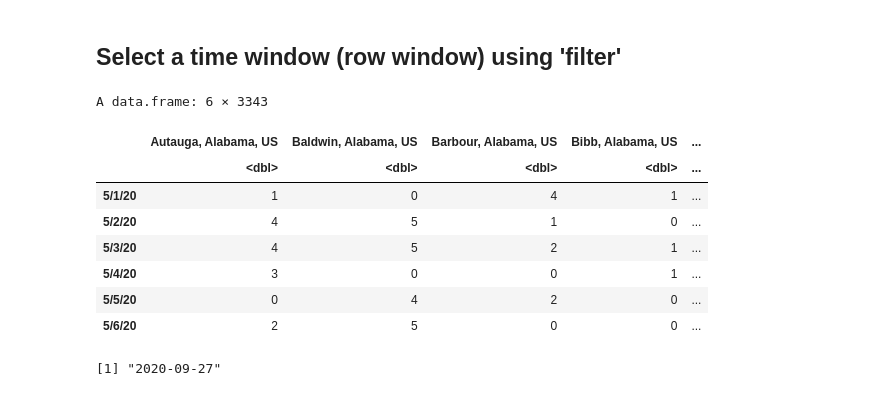
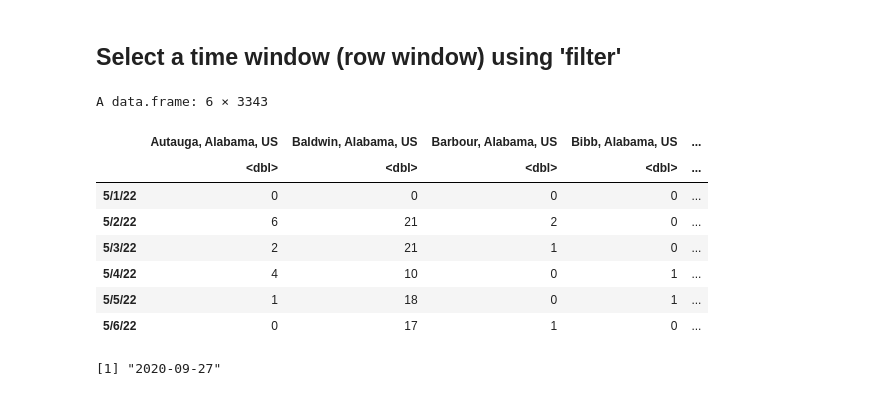
Before and after one commit to hongqin/R_COVID19_student_bootcamp2022June, a Jupyter notebook: R_coding_bootcamp_2022June.ipynb, the cells around one changed output. Drawn from its saved outputs; the diff is of its cells as text; code cells hidden in the pictures.

```diff
--- a/R_coding_bootcamp_2022June.ipynb
+++ b/R_coding_bootcamp_2022June.ipynb
@@ -483,17 +488,17 @@ A data.frame: 828 × 3332
 # %% [markdown]
 ## Select a time window (row window) using 'filter'
 # %%
-tb %>% dplyr::filter( date > mdy("4/30/2020") &  date < mdy("5/31/20")) %>% head()
+tb %>% dplyr::filter( date > mdy("4/30/2022") &  date < mdy("5/31/22")) %>% head()
 # %% [output]
 A data.frame: 6 × 3343
 |  | Autauga, Alabama, US | Baldwin, Alabama, US | Barbour, Alabama, US | Bibb, Alabama, US | ... |
 |  | <dbl> | <dbl> | <dbl> | <dbl> | ... |
-| 5/1/20 | 1 | 0 | 4 | 1 | ... |
-| 5/2/20 | 4 | 5 | 1 | 0 | ... |
-| 5/3/20 | 4 | 5 | 2 | 1 | ... |
-| 5/4/20 | 3 | 0 | 0 | 1 | ... |
-| 5/5/20 | 0 | 4 | 2 | 0 | ... |
-| 5/6/20 | 2 | 5 | 0 | 0 | ... |
+| 5/1/22 | 0 | 0 | 0 | 0 | ... |
+| 5/2/22 | 6 | 21 | 2 | 0 | ... |
+| 5/3/22 | 2 | 21 | 1 | 0 | ... |
+| 5/4/22 | 4 | 10 | 0 | 1 | ... |
+| 5/5/22 | 1 | 18 | 0 | 1 | ... |
+| 5/6/22 | 0 | 17 | 1 | 0 | ... |
 # %%
 start = mdy("9/14/20")
 start + ddays(13)
```
Also changed, not shown: parts of 6 cells of this notebook.
